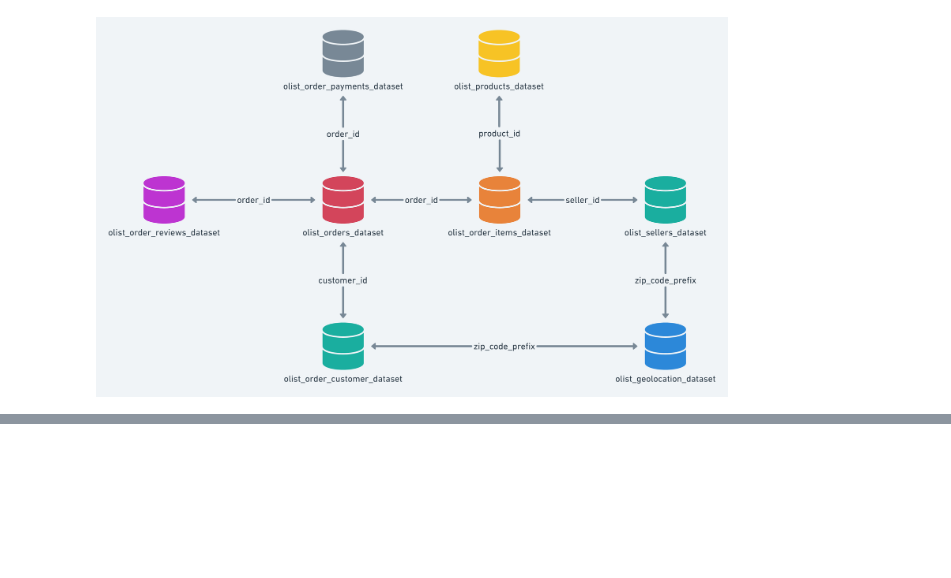
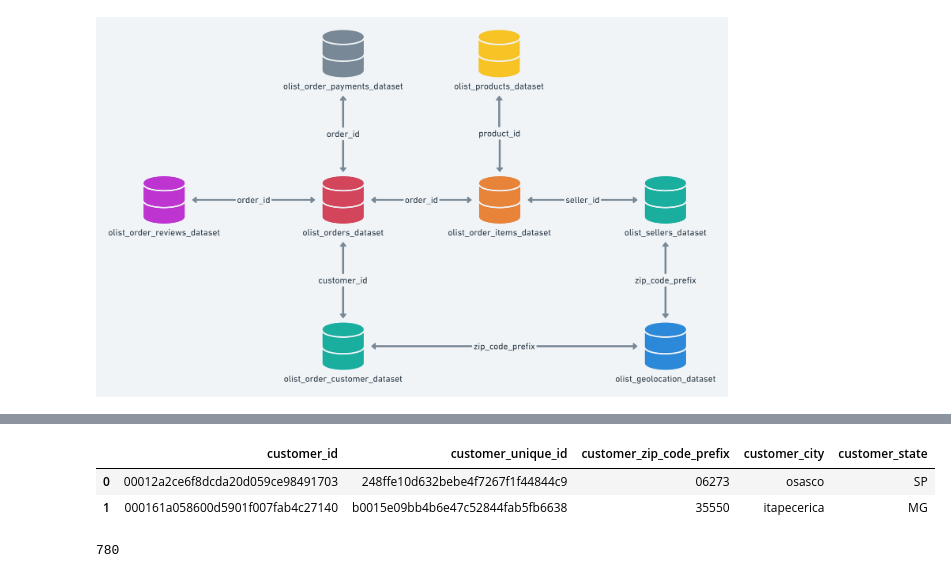
Before and after one commit to HyunsungRyu/Ecommerce_analysis, a Jupyter notebook: olist.ipynb, the cells around one changed output, grey strips where cells are left out. Drawn from its saved outputs; the diff is of its cells as text; code cells hidden in the pictures; blank space fills up the shorter version.

```diff
--- a/brazilian.ipynb
+++ b/olist.ipynb
@@ -169,0 +127,9 @@ None
+# %%
+cursor.execute("select * from customers")
+result = cursor.fetchall()
+df = pd.DataFrame(result)
+df.head(2)
+# %% [output]
+|  | customer_id | customer_unique_id | customer_zip_code_prefix | customer_city | customer_state |
+| 0 | 00012a2ce6f8dcda20d059ce98491703 | 248ffe10d632bebe4f7267f1f44844c9 | 06273 | osasco | SP |
+| 1 | 000161a058600d5901f007fab4c27140 | b0015e09bb4b6e47c52844fab5fb6638 | 35550 | itapecerica | MG |
@@ -169,0 +141,5 @@ None
+# %%
+df = df[df["customer_unique_id"].isin(rfm["customer_id"])]
+len(df)
+# %% [output]
+780
```
Also changed, not shown: parts of 21 cells of this notebook, 2 other files.
